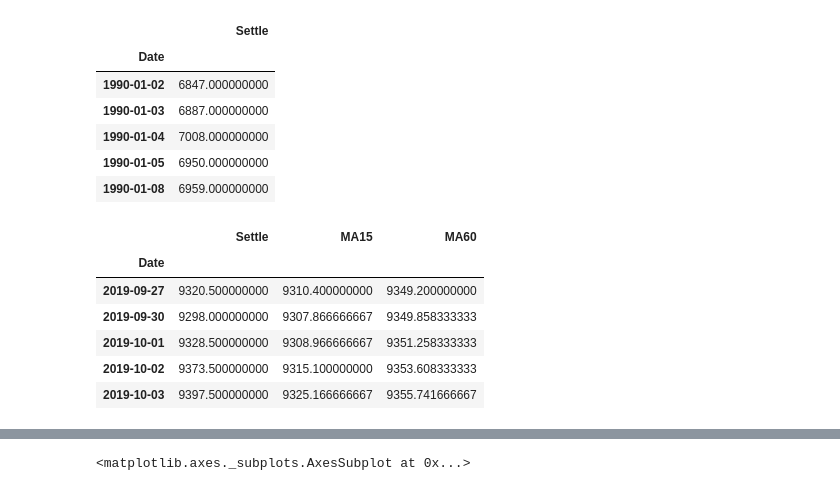
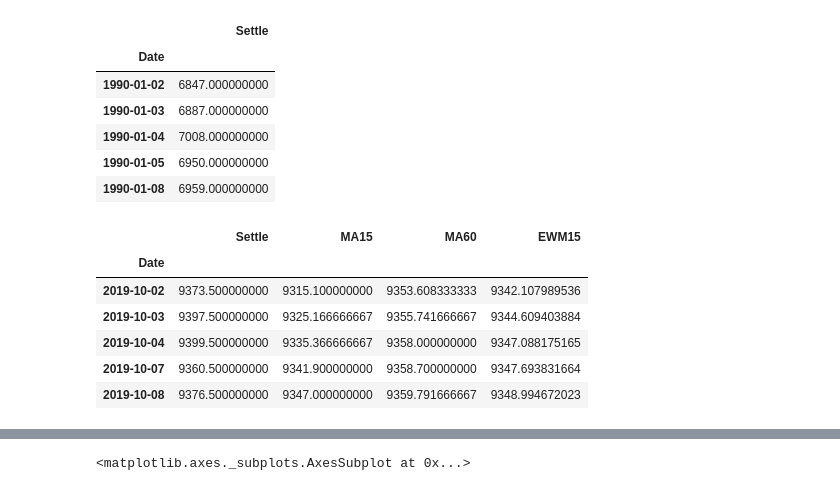
Before and after one commit to rolopez21/10-Time-Series, a Jupyter notebook: Starter_Code/time_series_analysis.ipynb, the cells around one changed output, grey strips where cells are left out. Cells and saved outputs as stored; diff of their text form; code cells hidden in the pictures.

```diff
--- a/Starter_Code/time_series_analysis.ipynb
+++ b/Starter_Code/time_series_analysis.ipynb
@@ -35,7 +35,7 @@ fut.head()
 | 1976-08-05 | 3401.000000000 | 3401.000000000 | 3401.000000000 | 3401.000000000 | nan | 3401.000000000 | 0.000000000 | 1.000000000 |
 | 1976-08-06 | 3401.000000000 | 3401.000000000 | 3401.000000000 | 3401.000000000 | nan | 3401.000000000 | 0.000000000 | 1.000000000 |
 # %%
-fut = fut.loc['1990':'2019']
+fut = fut.loc['1990':]
 fut.head()
 # %% [output]
 |  | Open | High | Low | Last | Change | Settle | Volume | Previous Day Open Interest |
@@ -45,7 +45,3 @@ fut.head()
 | 1990-01-04 | 6937.000000000 | 7030.000000000 | 6924.000000000 | 7008.000000000 | nan | 7008.000000000 | 49649.000000000 | 55699.000000000 |
 | 1990-01-05 | 6952.000000000 | 6985.000000000 | 6942.000000000 | 6950.000000000 | nan | 6950.000000000 | 29944.000000000 | 53111.000000000 |
 | 1990-01-08 | 6936.000000000 | 6972.000000000 | 6936.000000000 | 6959.000000000 | nan | 6959.000000000 | 19763.000000000 | 52072.000000000 |
-# %%
-# Trim the dataset to begin on January 1st, 1990
-fut =  # YOUR CODE HERE
-fut.head()
@@ -84,6 +72,7 @@ fut.Settle.plot()
  (60 days = 3 months)
 # %%
 df=fut[["Settle"]].copy()
+df = df.loc['1990':]
 df.head()
 # %% [output]
 |  | Settle |
@@ -96,12 +85,13 @@ df.head()
 # %%
 df['MA15'] = df['Settle'].sort_index(ascending=True).rolling(window=15).mean()
 df['MA60'] = df['Settle'].sort_index(ascending=True).rolling(window=60).mean()
+df['EWM15'] = df['Settle'].sort_index(ascending=True).ewm(halflife=15).mean()
 df.tail()
 # %% [output]
-|  | Settle | MA15 | MA60 |
-| Date |  |  |  |
-| 2019-09-27 | 9320.500000000 | 9310.400000000 | 9349.200000000 |
-| 2019-09-30 | 9298.000000000 | 9307.866666667 | 9349.858333333 |
-| 2019-10-01 | 9328.500000000 | 9308.966666667 | 9351.258333333 |
-| 2019-10-02 | 9373.500000000 | 9315.100000000 | 9353.608333333 |
-| 2019-10-03 | 9397.500000000 | 9325.166666667 | 9355.741666667 |
+|  | Settle | MA15 | MA60 | EWM15 |
+| Date |  |  |  |  |
+| 2019-10-02 | 9373.500000000 | 9315.100000000 | 9353.608333333 | 9342.107989536 |
+| 2019-10-03 | 9397.500000000 | 9325.166666667 | 9355.741666667 | 9344.609403884 |
+| 2019-10-04 | 9399.500000000 | 9335.366666667 | 9358.000000000 | 9347.088175165 |
+| 2019-10-07 | 9360.500000000 | 9341.900000000 | 9358.700000000 | 9347.693831664 |
+| 2019-10-08 | 9376.500000000 | 9347.000000000 | 9359.791666667 | 9348.994672023 |
```
Also changed, not shown: parts of 45 cells of this notebook.
